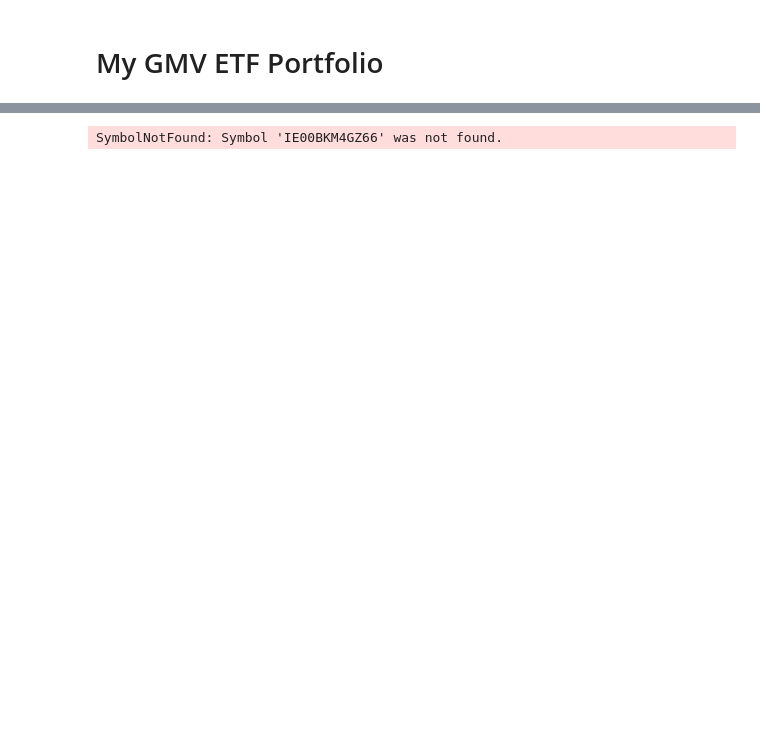
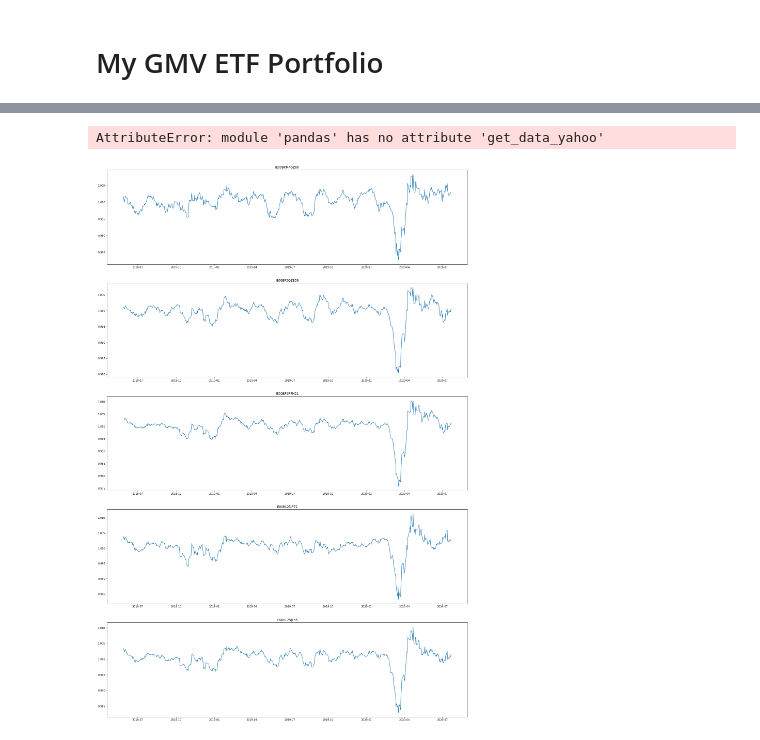
Before and after one commit to brian-heumann/book-trading-evolved, a Jupyter notebook: notebooks/gmv-etf-portfolio.ipynb, the cells around one changed output, grey strips where cells are left out. Cells and saved outputs as stored; diff of their text form; code cells hidden in the pictures; blank space fills up the shorter version.

```diff
--- a/notebooks/gmv-etf-portfolio.ipynb
+++ b/notebooks/gmv-etf-portfolio.ipynb
@@ -59,18 +19,0 @@ def analyze(context, perf):
-# %%
-# Run the backtest
-#
-start = datetime(2018, 1, 1, tzinfo=pytz.UTC)
-end = datetime(2020, 7, 21, tzinfo=pytz.UTC)
-
-result = run_algorithm(
-    start=start,
-    end=end,
-    initialize=initialize,
-    analyze=analyze,
-    handle_data=handle_data,
-    capital_base=10000,
-    data_frequency='daily',
-    bundle='database_bundle'
-)
-# %% [output]
-SymbolNotFound: Symbol 'IE00BKM4GZ66' was not found.
@@ -76,0 +33,18 @@ SymbolNotFound: Symbol 'IE00BKM4GZ66' was not found.
+# %%
+names = [asset['isin'] for asset in universe]
+returns = dbk.read_returns(names, dbk.engine)
+returns.dropna(inplace=True)
+# %% [output]
+AttributeError: module 'pandas' has no attribute 'get_data_yahoo'
+# %%
+idx = 1
+figure = plot.figure(figsize=(25,200))
+
+for name in names:
+    subplot = figure.add_subplot(25,1, idx)
+    r = (1+returns[name]['2018':])
+    subplot.set_title(name)
+    subplot.plot(r)
+    idx = idx+1
+# %% [output]
+[figure, added]
```
Also changed, not shown: parts of 12 cells of this notebook, 6 other files.
